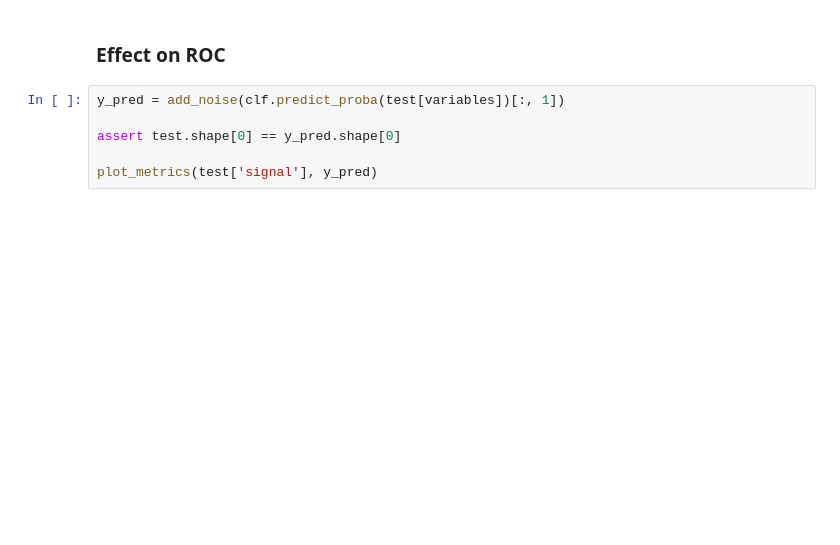
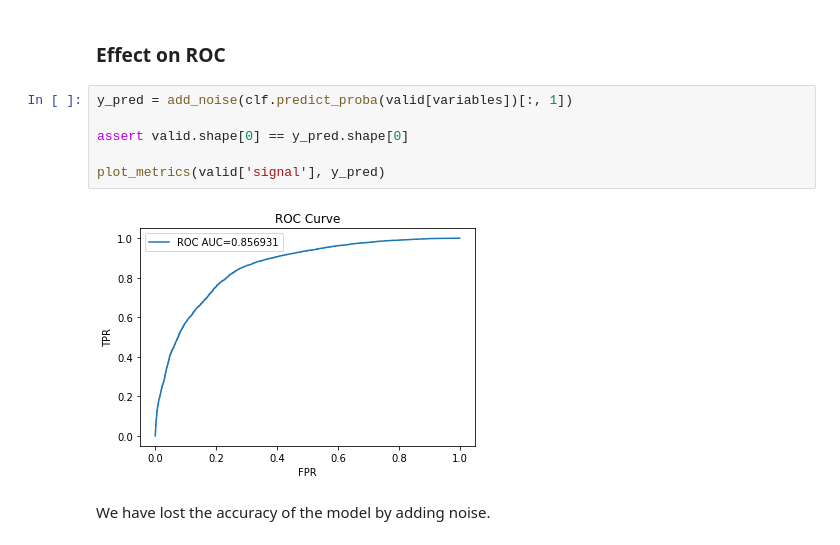
Before and after one commit to itsayushthada/Particle-Physics-Experiments, a Jupyter notebook: Rare-Decays/Notebook.ipynb, the cells around one changed output. Cells and saved outputs as stored; diff of their text form; blank space fills up the shorter version.

```diff
--- a/Rare-Decays/Notebook.ipynb
+++ b/Rare-Decays/Notebook.ipynb
@@ -306,8 +327,12 @@ plot_ks(df_agreement, agreement_probs_noise)
 # %% [markdown]
 ### Effect on ROC
 # %%
-y_pred = add_noise(clf.predict_proba(test[variables])[:, 1])
+y_pred = add_noise(clf.predict_proba(valid[variables])[:, 1])
 
-assert test.shape[0] == y_pred.shape[0]
+assert valid.shape[0] == y_pred.shape[0]
 
-plot_metrics(test['signal'], y_pred)
+plot_metrics(valid['signal'], y_pred)
+# %% [output]
+[figure, added]
+# %% [markdown]
+We have lost the accuracy of the model by adding noise.
```
Also changed, not shown: parts of 14 cells of this notebook.
